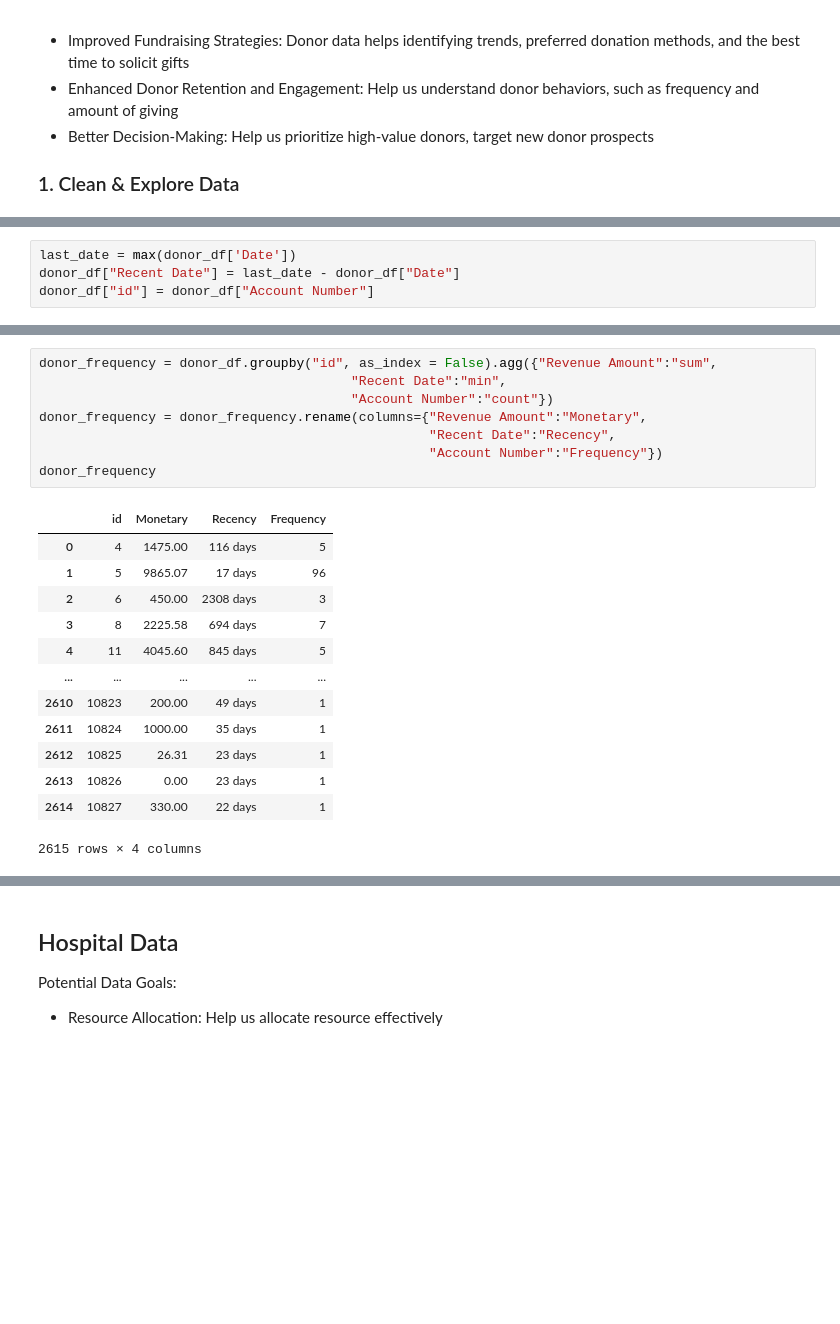
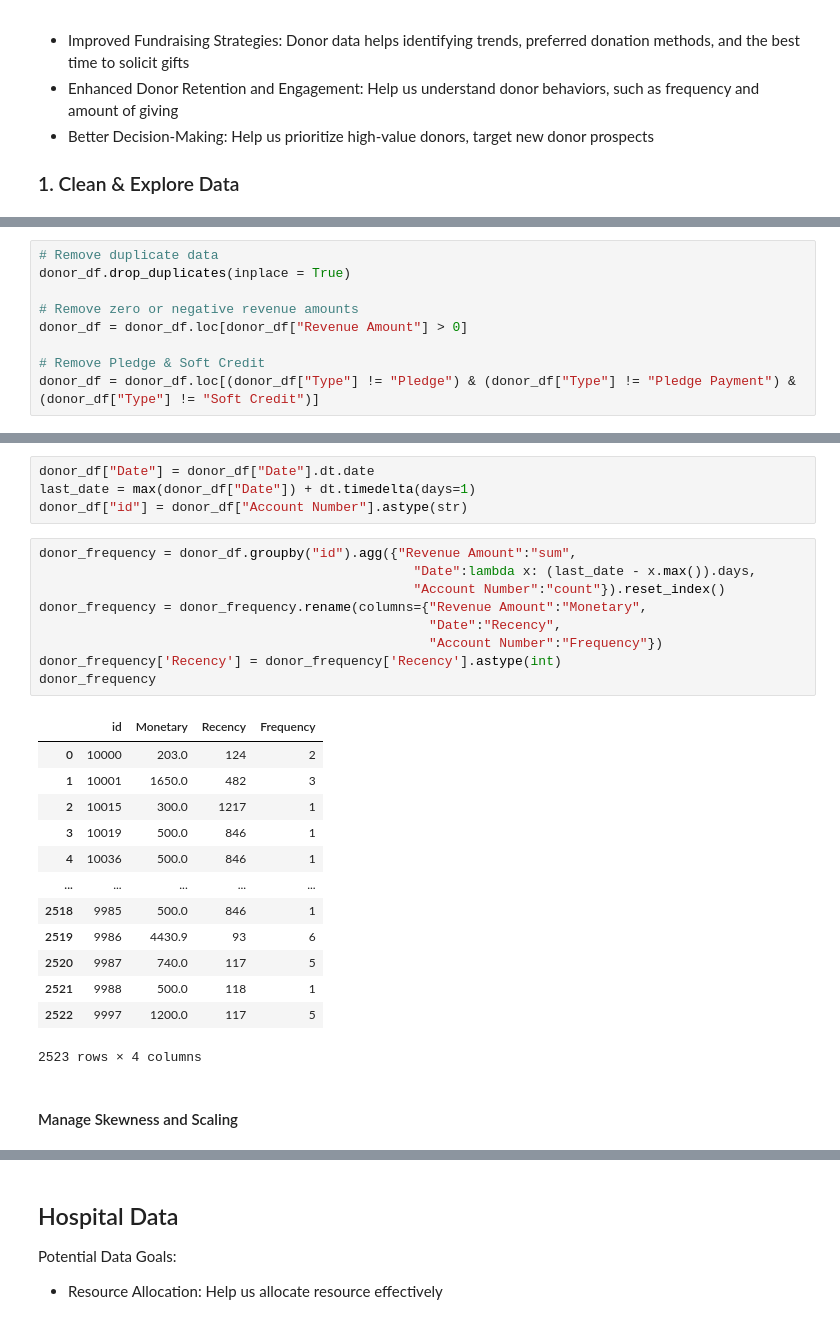
Before and after one commit to uyen-nguyen-190304/BRDC_Cow, a Jupyter notebook: RFManalysis.ipynb, the cells around one changed output, grey strips where cells are left out. Drawn from its saved outputs; the diff is of its cells as text; blank space fills up the shorter version.

```diff
--- a/RFManalysis.ipynb
+++ b/RFManalysis.ipynb
@@ -64,4 +45,0 @@ dtype: object
-# %%
-last_date = max(donor_df['Date'])
-donor_df["Recent Date"] = last_date - donor_df["Date"]
-donor_df["id"] = donor_df["Account Number"]
@@ -83,0 +59,9 @@ donor_df
+# %%
+# Remove duplicate data
+donor_df.drop_duplicates(inplace = True)
+
+# Remove zero or negative revenue amounts
+donor_df = donor_df.loc[donor_df["Revenue Amount"] > 0]
+
+# Remove Pledge & Soft Credit
+donor_df = donor_df.loc[(donor_df["Type"] != "Pledge") & (donor_df["Type"] != "Pledge Payment") & (donor_df["Type"] != "Soft Credit")]
@@ -84,22 +74,29 @@ donor_df
+# %%
+donor_df["Date"] = donor_df["Date"].dt.date
+last_date = max(donor_df["Date"]) + dt.timedelta(days=1)
+donor_df["id"] = donor_df["Account Number"].astype(str)
 # %%
-donor_frequency = donor_df.groupby("id", as_index = False).agg({"Revenue Amount":"sum",
-                                        "Recent Date":"min",
-                                        "Account Number":"count"})
+donor_frequency = donor_df.groupby("id").agg({"Revenue Amount":"sum",
+                                                "Date":lambda x: (last_date - x.max()).days,
+                                                "Account Number":"count"}).reset_index()
 donor_frequency = donor_frequency.rename(columns={"Revenue Amount":"Monetary",
-                                                  "Recent Date":"Recency",
+                                                  "Date":"Recency",
                                                   "Account Number":"Frequency"})
+donor_frequency['Recency'] = donor_frequency['Recency'].astype(int)
 donor_frequency
 # %% [output]
 |  | id | Monetary | Recency | Frequency |
-| 0 | 4 | 1475.00 | 116 days | 5 |
-| 1 | 5 | 9865.07 | 17 days | 96 |
-| 2 | 6 | 450.00 | 2308 days | 3 |
-| 3 | 8 | 2225.58 | 694 days | 7 |
-| 4 | 11 | 4045.60 | 845 days | 5 |
+| 0 | 10000 | 203.0 | 124 | 2 |
+| 1 | 10001 | 1650.0 | 482 | 3 |
+| 2 | 10015 | 300.0 | 1217 | 1 |
+| 3 | 10019 | 500.0 | 846 | 1 |
+| 4 | 10036 | 500.0 | 846 | 1 |
 | ... | ... | ... | ... | ... |
-| 2610 | 10823 | 200.00 | 49 days | 1 |
-| 2611 | 10824 | 1000.00 | 35 days | 1 |
-| 2612 | 10825 | 26.31 | 23 days | 1 |
-| 2613 | 10826 | 0.00 | 23 days | 1 |
-| 2614 | 10827 | 330.00 | 22 days | 1 |
+| 2518 | 9985 | 500.0 | 846 | 1 |
+| 2519 | 9986 | 4430.9 | 93 | 6 |
+| 2520 | 9987 | 740.0 | 117 | 5 |
+| 2521 | 9988 | 500.0 | 118 | 1 |
+| 2522 | 9997 | 1200.0 | 117 | 5 |
-2615 rows × 4 columns
+2523 rows × 4 columns
+# %% [markdown]
+#### Manage Skewness and Scaling
```
Also changed, not shown: parts of 27 cells of this notebook.
